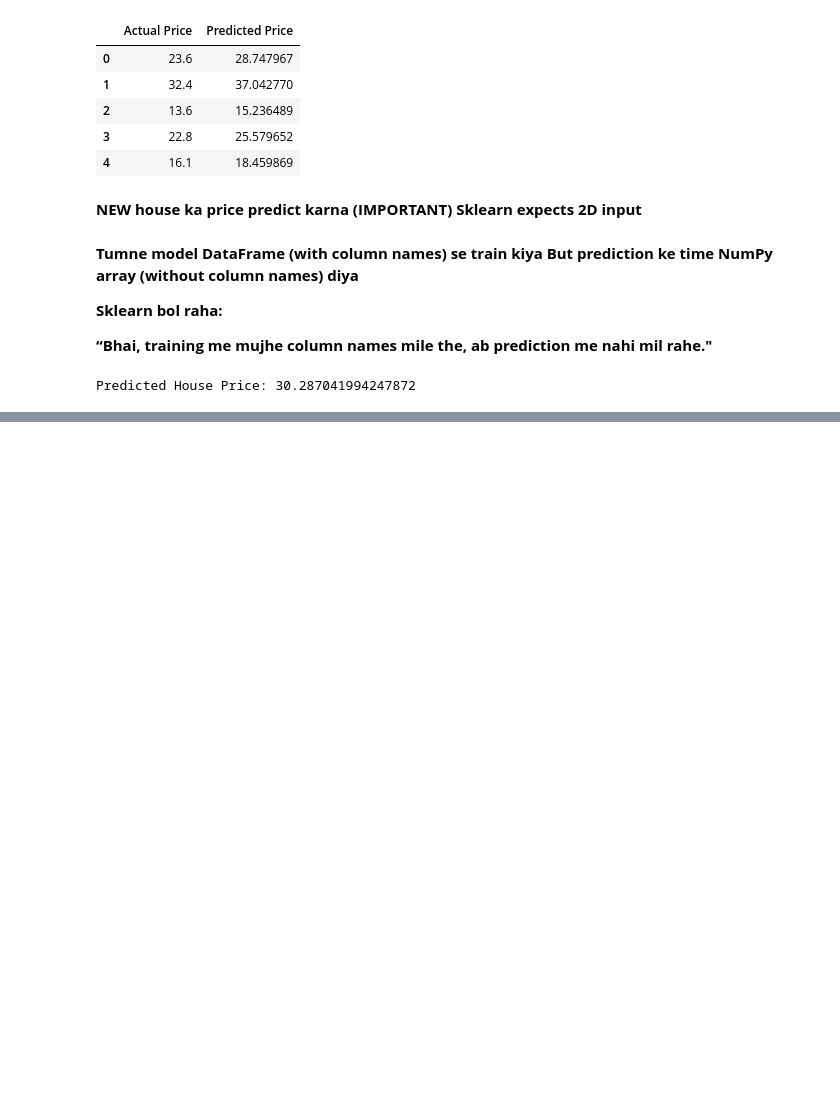
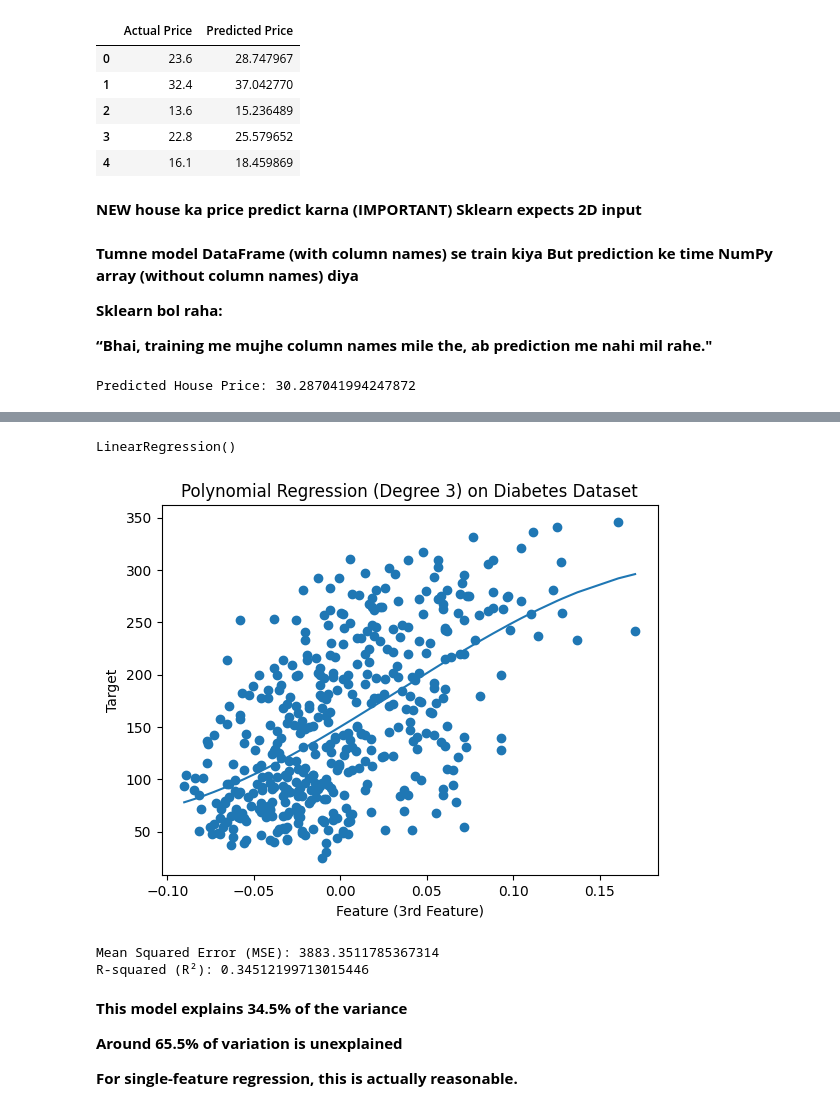
Before and after one commit to siddhika1436/Machine-Learning-From-Scratch-Beginner-Friendly, a Jupyter notebook: LinearRegression.ipynb, the cells around one changed output, grey strips where cells are left out. Drawn from its saved outputs; the diff is of its cells as text; code cells hidden in the pictures; blank space fills up the shorter version.

```diff
--- a/LinearRegression.ipynb
+++ b/LinearRegression.ipynb
@@ -137,0 +152,23 @@ Predicted House Price: 30.287041994247872
+# %%
+poly = PolynomialFeatures(degree=3)
+X_poly = poly.fit_transform(X)
+# %%
+model = LinearRegression()
+model.fit(X_poly, y)
+# %% [output]
+LinearRegression()
+# %%
+y_pred = model.predict(X_poly)
+# %%
+sorted_index = np.argsort(X[:, 0])
+X_sorted = X[sorted_index]
+y_sorted_pred = y_pred[sorted_index]
+# %%
+plt.scatter(X, y)
+plt.plot(X_sorted, y_sorted_pred)
+plt.xlabel("Feature (3rd Feature)")
+plt.ylabel("Target")
+plt.title("Polynomial Regression (Degree 3) on Diabetes Dataset")
+plt.show()
+# %% [output]
+[figure, added]
@@ -137,0 +178,12 @@ Predicted House Price: 30.287041994247872
+# %%
+print("Mean Squared Error (MSE):", mse)
+print("R-squared (R²):", r2)
+# %% [output]
+Mean Squared Error (MSE): 3883.3511785367314
+R-squared (R²): 0.34512199713015446
+# %% [markdown]
+**This model explains 34.5% of the variance**
+
+**Around 65.5% of variation is unexplained**
+
+**For single-feature regression, this is actually reasonable.**
```
Also changed, not shown: parts of 5 cells of this notebook, 5 other files.
